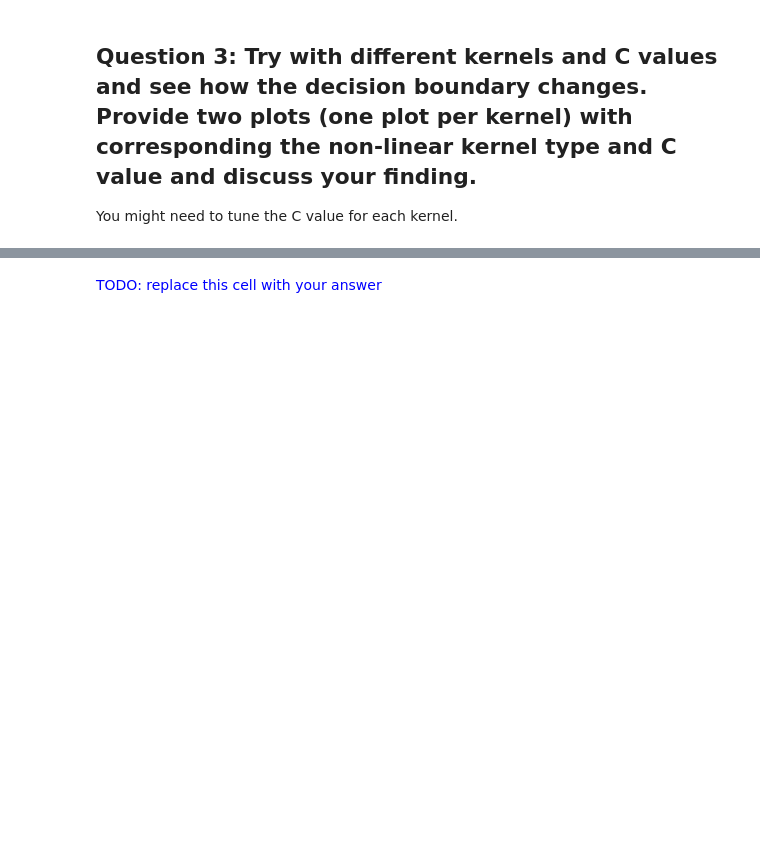
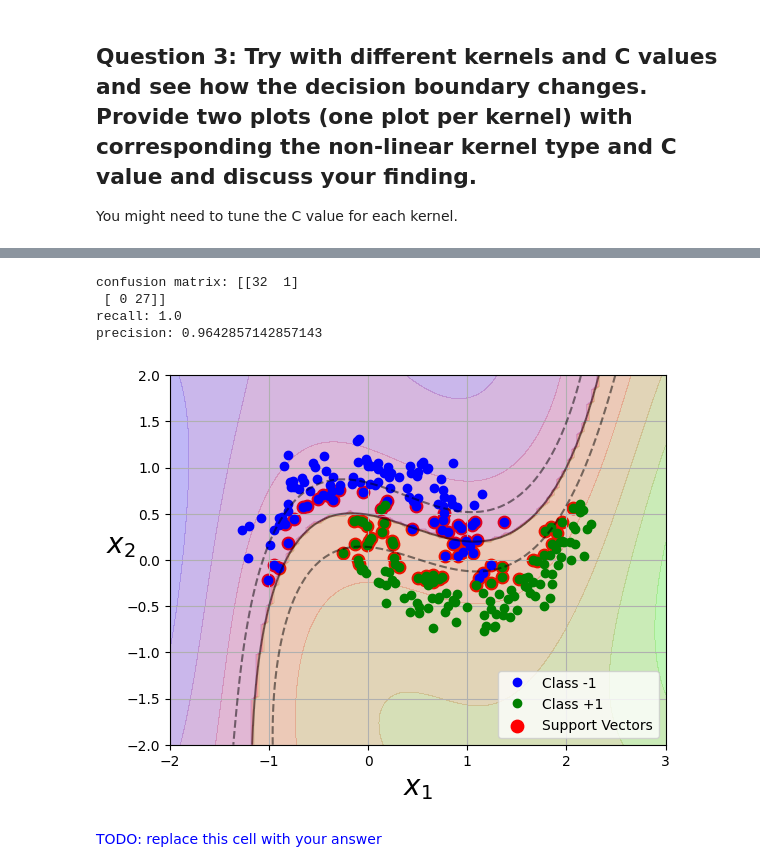
Before and after one commit to TobBot2/machinelearning24, a Jupyter notebook: homework3/CS475_homework3.ipynb, the cells around one changed output, grey strips where cells are left out. Cells and saved outputs as stored; diff of their text form; code cells hidden in the pictures; blank space fills up the shorter version.

```diff
--- a/homework3/CS475_homework3.ipynb
+++ b/homework3/CS475_homework3.ipynb
@@ -506,7 +551,19 @@ You might need to tune the C value for each kernel.
 # %%
 # TODO ...TRAIN/PLOT FOR RBF KERNEL SVM...
-...
+
+# rbf_model = MySVM(C=8.1537, kernel=rbf_kernel)
+# rbf_model.fit(X_train, y_train)
 # print_result(rbf_model, X_test, y_test)
+
+rbf_model = MySVM(C=38, kernel=rbf_kernel)
+rbf_model.fit(X_train, y_train)
+print_result(rbf_model, X_test, y_test)
+# %% [output]
+confusion matrix: [[32  1]
+ [ 0 27]]
+recall: 1.0
+precision: 0.9642857142857143
+[figure, added]
 # %% [markdown]
 <font color='blue'>
     TODO: replace this cell with your answer
```
Also changed, not shown: parts of 4 cells of this notebook.
